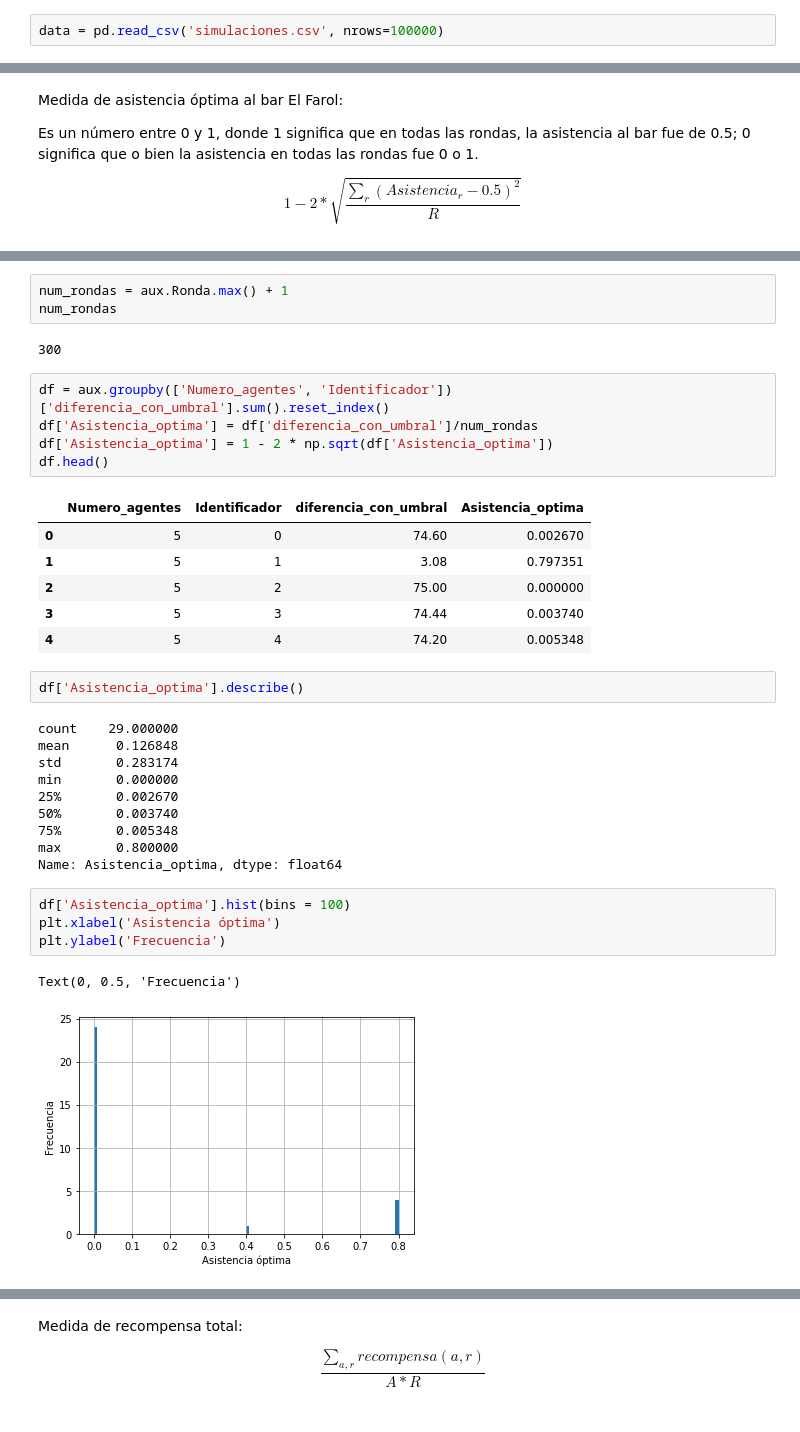
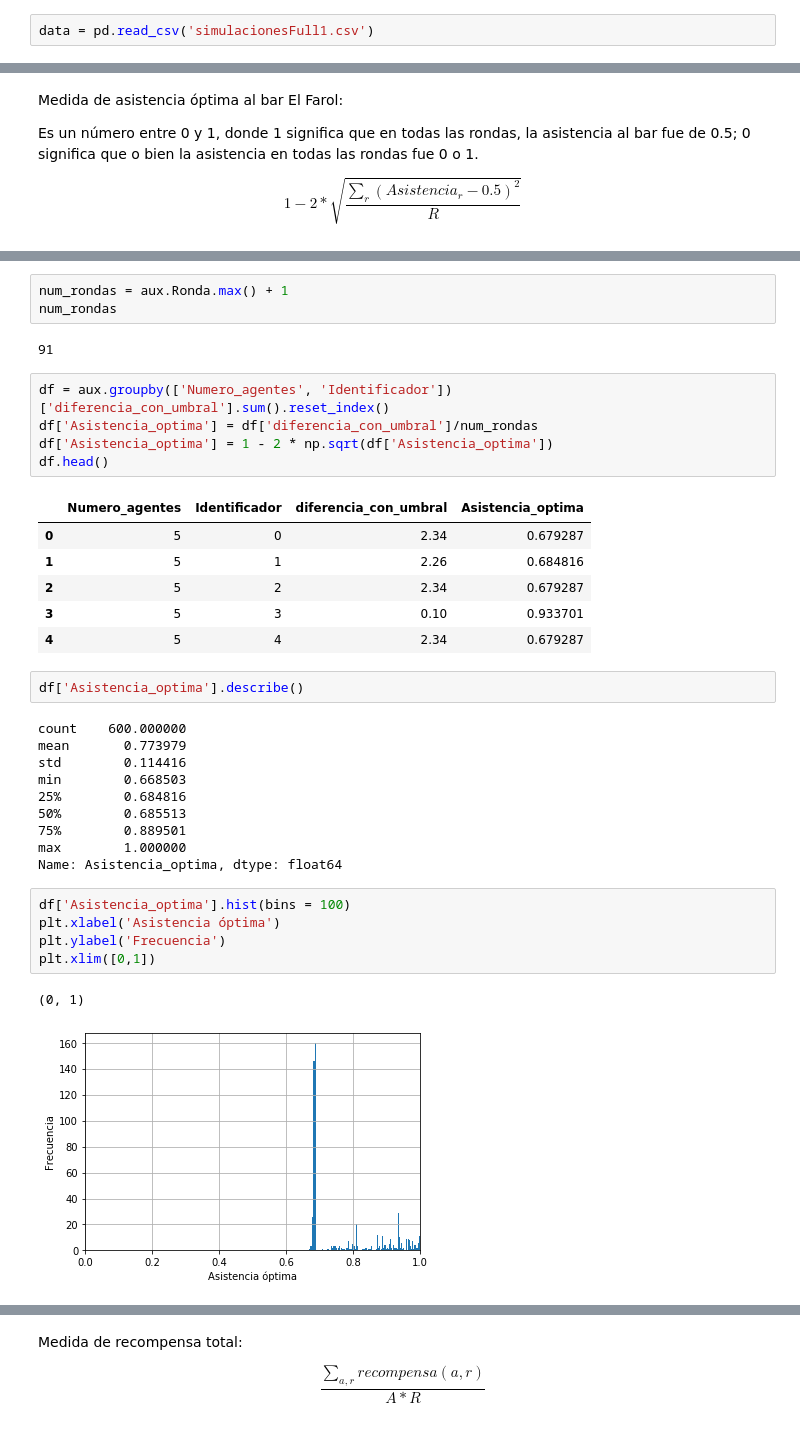
Before and after one commit to Slendercoder/SemilleroMSFS, a Jupyter notebook: Codigos/medidas.ipynb, the cells around one changed output, grey strips where cells are left out. Saved outputs shown, nothing was run; the diff lists cells and outputs as text.

```diff
--- a/Codigos/medidas.ipynb
+++ b/Codigos/medidas.ipynb
@@ -7,5 +6,5 @@ import mpmath as mp
 # %%
-data = pd.read_csv('simulaciones.csv', nrows=100000)
+data = pd.read_csv('simulacionesFull1.csv')
 # %%
 print(data.shape)
 data.head()
@@ -61,7 +65,7 @@ aux.head()
 num_rondas = aux.Ronda.max() + 1
 num_rondas
 # %% [output]
-300
+91
 # %%
 df = aux.groupby(['Numero_agentes', 'Identificador'])['diferencia_con_umbral'].sum().reset_index()
 df['Asistencia_optima'] = df['diferencia_con_umbral']/num_rondas
@@ -69,30 +73,31 @@ df['Asistencia_optima'] = 1 - 2 * np.sqrt(df['Asistencia_optima'])
 df.head()
 # %% [output]
 |  | Numero_agentes | Identificador | diferencia_con_umbral | Asistencia_optima |
-| 0 | 5 | 0 | 74.60 | 0.002670 |
-| 1 | 5 | 1 | 3.08 | 0.797351 |
-| 2 | 5 | 2 | 75.00 | 0.000000 |
-| 3 | 5 | 3 | 74.44 | 0.003740 |
-| 4 | 5 | 4 | 74.20 | 0.005348 |
+| 0 | 5 | 0 | 2.34 | 0.679287 |
+| 1 | 5 | 1 | 2.26 | 0.684816 |
+| 2 | 5 | 2 | 2.34 | 0.679287 |
+| 3 | 5 | 3 | 0.10 | 0.933701 |
+| 4 | 5 | 4 | 2.34 | 0.679287 |
 # %%
 df['Asistencia_optima'].describe()
 # %% [output]
-count    29.000000
-mean      0.126848
-std       0.283174
-min       0.000000
-25%       0.002670
-50%       0.003740
-75%       0.005348
-max       0.800000
+count    600.000000
+mean       0.773979
+std        0.114416
+min        0.668503
+25%        0.684816
+50%        0.685513
+75%        0.889501
+max        1.000000
 Name: Asistencia_optima, dtype: float64
 # %%
 df['Asistencia_optima'].hist(bins = 100)
 plt.xlabel('Asistencia óptima')
 plt.ylabel('Frecuencia')
+plt.xlim([0,1])
 # %% [output]
-Text(0, 0.5, 'Frecuencia')
+(0, 1)
-[figure, old version]
+[figure, new version]
 # %%
 fig = plt.subplots(figsize=(10,5))
 sns.lineplot(x=df['Numero_agentes'], y=df['Asistencia_optima'])
```
Also changed, not shown: parts of 14 cells of this notebook, 3 other files.
